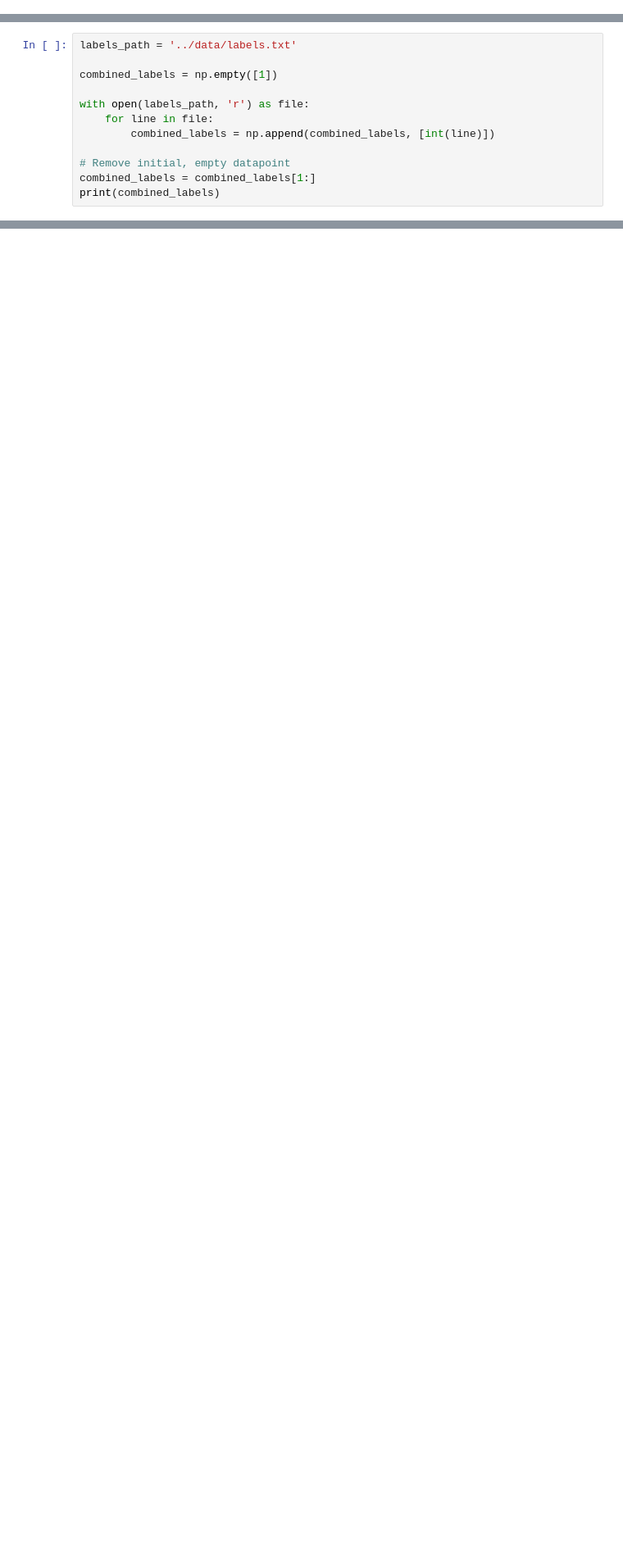
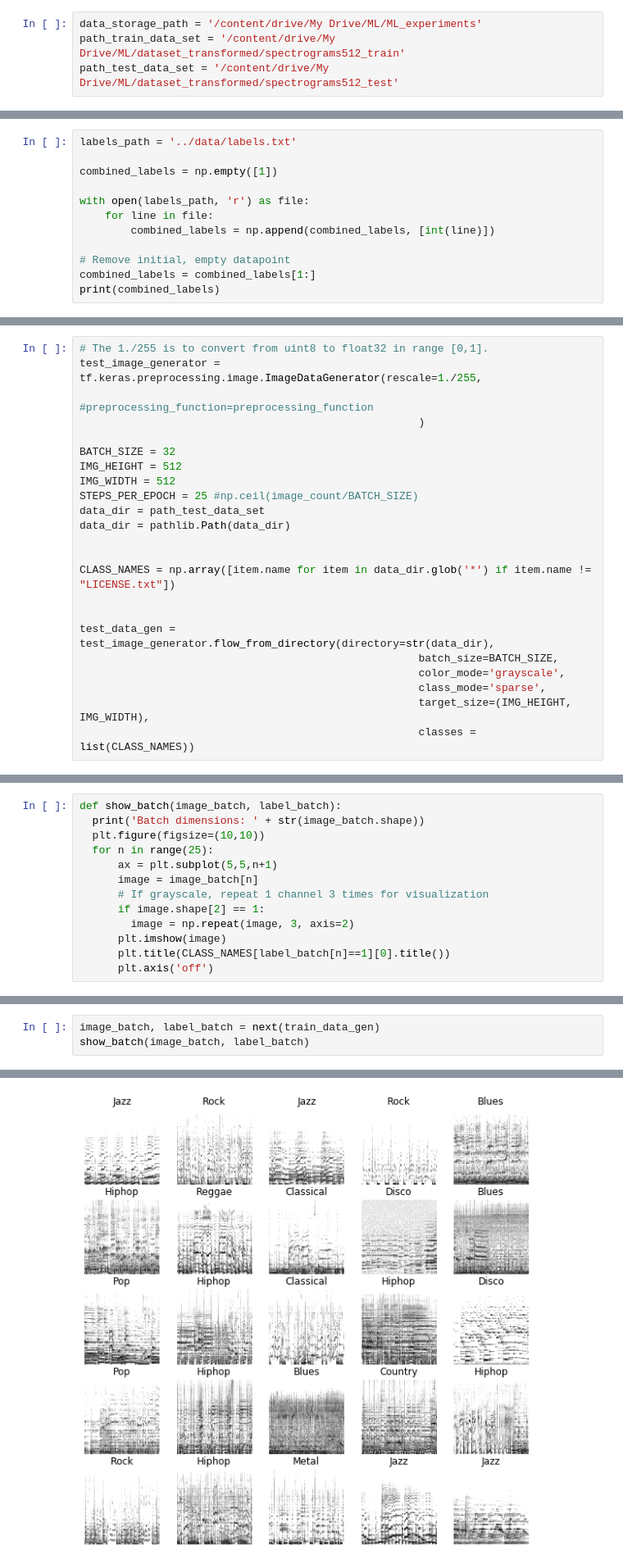
Before and after one commit to Ferlix/Music-Genre-Classificator, a Jupyter notebook: models/Baseline_CNN_Music_Genre_Classifier.ipynb, the cells around one changed output, grey strips where cells are left out. Shown: that part at 82% size. Cells and saved outputs as stored; diff of their text form; blank space fills up the shorter version.

Commit message:
Baseline-CNN script is optimized for Colab usage now. Just make sure to set up GDrive file structure, including training and test data.

```diff
--- a/models/Baseline_CNN_Music_Genre_Classifier.ipynb
+++ b/models/Baseline_CNN_Music_Genre_Classifier.ipynb
@@ -13,0 +21,4 @@ Drive already mounted at /content/drive; to attempt to forcibly remount, call dr
+# %%
+data_storage_path = '/content/drive/My Drive/ML/ML_experiments'
+path_train_data_set = '/content/drive/My Drive/ML/dataset_transformed/spectrograms512_train'
+path_test_data_set = '/content/drive/My Drive/ML/dataset_transformed/spectrograms512_test'
@@ -455,0 +455,23 @@ print('Done.')
+# %%
+# The 1./255 is to convert from uint8 to float32 in range [0,1].
+test_image_generator = tf.keras.preprocessing.image.ImageDataGenerator(rescale=1./255,
+                                                     #preprocessing_function=preprocessing_function
+                                                     )
+
+BATCH_SIZE = 32
+IMG_HEIGHT = 512
+IMG_WIDTH = 512
+STEPS_PER_EPOCH = 25 #np.ceil(image_count/BATCH_SIZE)
+data_dir = path_test_data_set
+data_dir = pathlib.Path(data_dir)
+
+
+CLASS_NAMES = np.array([item.name for item in data_dir.glob('*') if item.name != "LICENSE.txt"])
+
+
+test_data_gen = test_image_generator.flow_from_directory(directory=str(data_dir),
+                                                     batch_size=BATCH_SIZE,
+                                                     color_mode='grayscale',
+                                                     class_mode='sparse',
+                                                     target_size=(IMG_HEIGHT, IMG_WIDTH),
+                                                     classes = list(CLASS_NAMES))
@@ -455,0 +484,13 @@ print('Done.')
+# %%
+def show_batch(image_batch, label_batch):
+  print('Batch dimensions: ' + str(image_batch.shape))
+  plt.figure(figsize=(10,10))
+  for n in range(25):
+      ax = plt.subplot(5,5,n+1)
+      image = image_batch[n]
+      # If grayscale, repeat 1 channel 3 times for visualization
+      if image.shape[2] == 1:
+        image = np.repeat(image, 3, axis=2)
+      plt.imshow(image)
+      plt.title(CLASS_NAMES[label_batch[n]==1][0].title())
+      plt.axis('off')
@@ -455,0 +499,4 @@ print('Done.')
+# %%
+image_batch, label_batch = next(train_data_gen)
+show_batch(image_batch, label_batch)
+# %% [output]
@@ -455,0 +504 @@ print('Done.')
+[figure, added]
```
Also changed, not shown: parts of 45 cells of this notebook.
